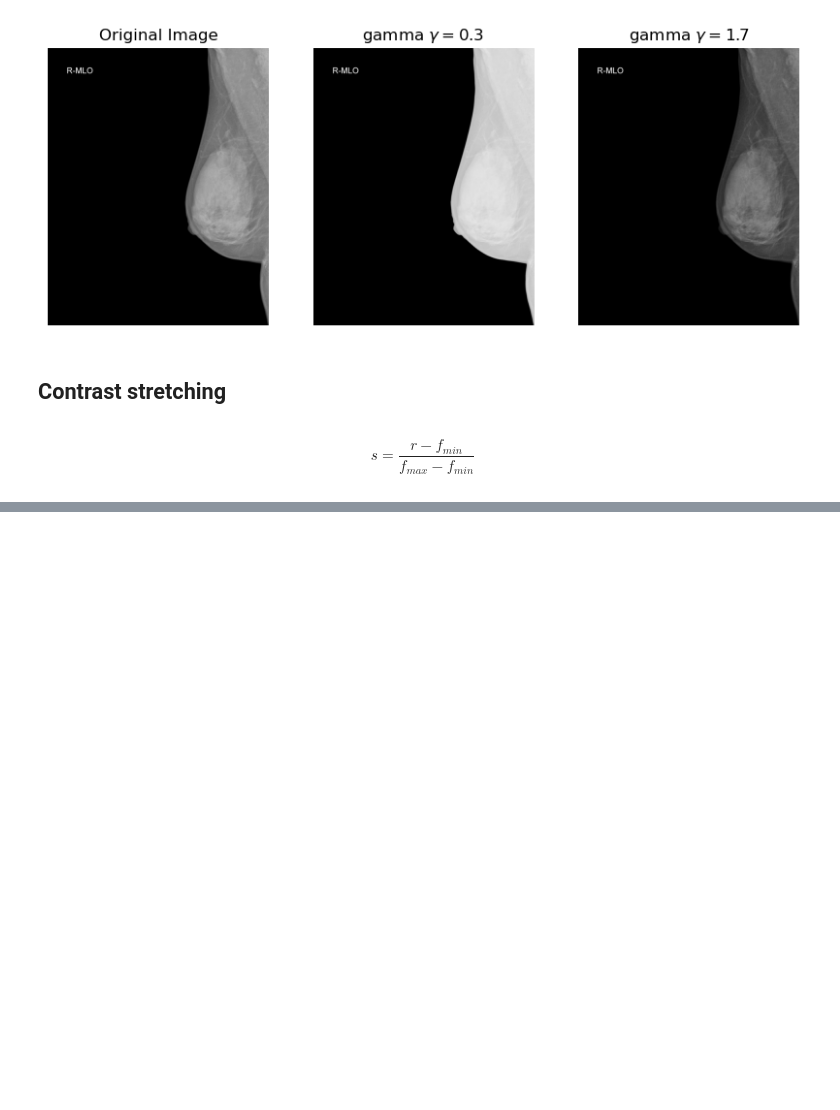
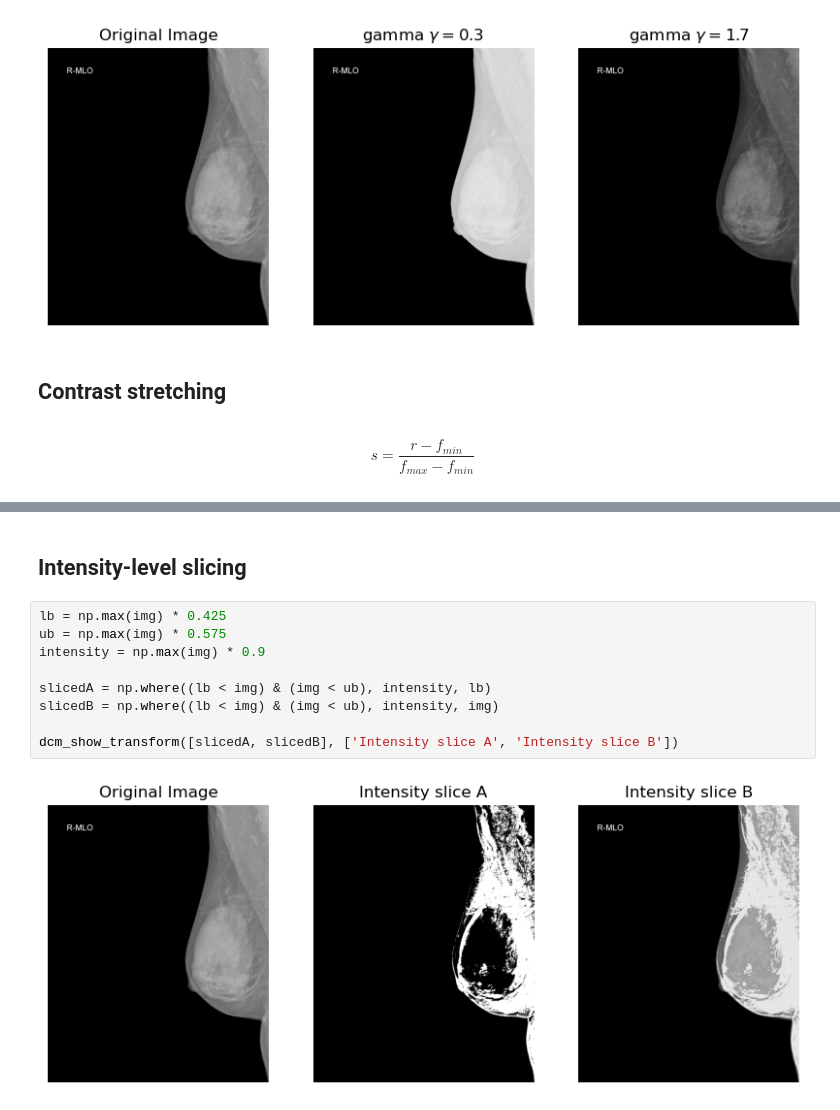
Before and after one commit to jefftorres/med-img, a Jupyter notebook: transforms.ipynb, the cells around one changed output, grey strips where cells are left out. Drawn from its saved outputs; the diff is of its cells as text; blank space fills up the shorter version.

```diff
--- a/transforms.ipynb
+++ b/transforms.ipynb
@@ -100,0 +111,13 @@ plt.show()
+# %% [markdown]
+## Intensity-level slicing
+# %%
+lb = np.max(img) * 0.425
+ub = np.max(img) * 0.575
+intensity = np.max(img) * 0.9
+
+slicedA = np.where((lb < img) & (img < ub), intensity, lb)
+slicedB = np.where((lb < img) & (img < ub), intensity, img)
+
+dcm_show_transform([slicedA, slicedB], ['Intensity slice A', 'Intensity slice B'])
+# %% [output]
+[figure, added]
```
Also changed, not shown: parts of 4 cells of this notebook.
